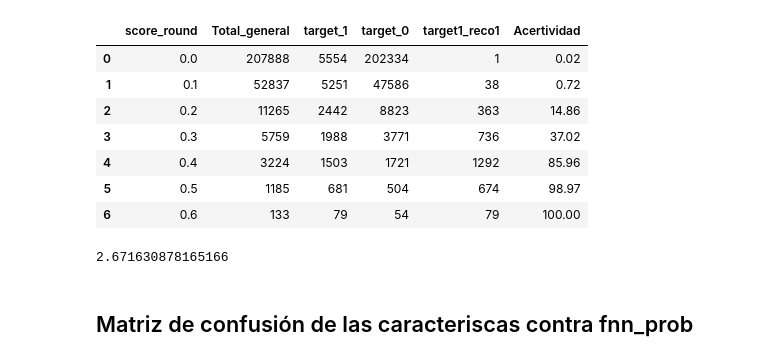
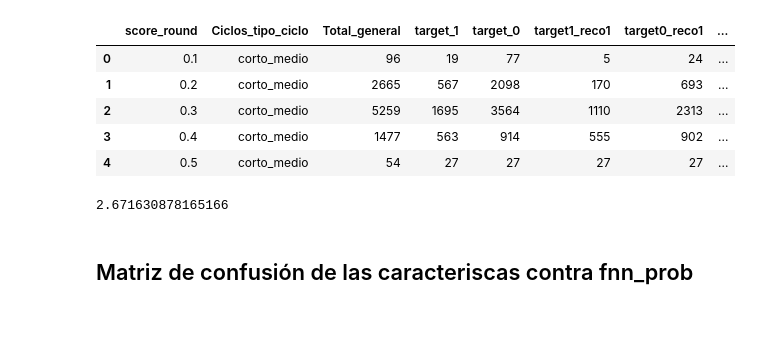
Before and after one commit to JuanNoraB/sistema_recomnedaci-n_predictivo, a Jupyter notebook: src/keras/analisis_cirs.ipynb, the cells around one changed output. Saved outputs shown, nothing was run; the diff lists cells and outputs as text; code cells hidden in the pictures; blank space fills up the shorter version.

Commit message:
cambios con modo de calculo de ciclo frecuencias 2-3 ejemplos

```diff
--- a/src/keras/analisis_cirs.ipynb
+++ b/src/keras/analisis_cirs.ipynb
@@ -1,6 +1,6 @@
 # %%
 import pandas as pd
-path   = "/home/juanchx/Documents/Trabajo/SYSTEM_RECOMENDATION_FNN/src/keras/predictions_fnn_with_target_TF.csv"
+path   = "/home/juanchx/Documents/Trabajo/SYSTEM_RECOMENDATION_FNN/src/keras/predictions_fnn_with_target.csv"
 df_final = pd.read_csv(path)
 df_final.head()
 # %% [output]
@@ -18,12 +18,14 @@ columnas_usar = ['fnn_prob','target','Ciclos_tipo_ciclo','recomendacion']
 df_analisis = df_final[columnas_usar].copy()
 df_analisis['score_round'] = df_analisis['fnn_prob'].round(1)
 
-df_analisis_group_total = df_analisis.groupby(['score_round']).agg(
+df_analisis_group_total = df_analisis.groupby(['score_round','Ciclos_tipo_ciclo']).agg(
     Total_general=('target', 'count'),
     target_1=('target', lambda x: (x==1).sum()),
     target_0=('target', lambda x: (x==0).sum()),
     recomendacion_1=('recomendacion', lambda x: (x==1).sum()),
     recomendacion_0=('recomendacion', lambda x: (x==0).sum()),
-    target1_reco1=('target', lambda x: ((x==1) & (df_analisis.loc[x.index, 'recomendacion'].eq(1))).sum())
+    target1_reco1=('target', lambda x: ((x==1) & (df_analisis.loc[x.index, 'recomendacion'].eq(1))).sum()),
+    target0_reco1 = ('target', lambda x: ((x==0) & (df_analisis.loc[x.index, 'recomendacion'].eq(1))).sum())
+
 
 ).reset_index()
@@ -30,16 +41,14 @@ df_analisis_group_total = df_analisis.groupby(['score_round']).agg(
 # %%
 df_analisis_group_total['P_compra_21_1' ] = round(df_analisis_group_total['target_1']/df_analisis_group_total['Total_general'] * 100,2)
 df_analisis_group_total['P_compra_21_0' ] = round(df_analisis_group_total['target_0']/df_analisis_group_total['Total_general'] * 100,2)
 df_analisis_group_total['Acertividad'] = round(df_analisis_group_total['target1_reco1'] / df_analisis_group_total['target_1']*100,2)
-df_analisis_group_total[['score_round','Total_general','target_1','target_0','target1_reco1','Acertividad'] ]
+df_analisis_group_total[['score_round','Ciclos_tipo_ciclo','Total_general','target_1','target_0','target1_reco1','target0_reco1','Acertividad'] ]
 # %% [output]
-|  | score_round | Total_general | target_1 | target_0 | target1_reco1 | Acertividad |
-| 0 | 0.0 | 207888 | 5554 | 202334 | 1 | 0.02 |
-| 1 | 0.1 | 52837 | 5251 | 47586 | 38 | 0.72 |
-| 2 | 0.2 | 11265 | 2442 | 8823 | 363 | 14.86 |
-| 3 | 0.3 | 5759 | 1988 | 3771 | 736 | 37.02 |
-| 4 | 0.4 | 3224 | 1503 | 1721 | 1292 | 85.96 |
-| 5 | 0.5 | 1185 | 681 | 504 | 674 | 98.97 |
-| 6 | 0.6 | 133 | 79 | 54 | 79 | 100.00 |
+|  | score_round | Ciclos_tipo_ciclo | Total_general | target_1 | target_0 | target1_reco1 | target0_reco1 | ... |
+| 0 | 0.1 | corto_medio | 96 | 19 | 77 | 5 | 24 | ... |
+| 1 | 0.2 | corto_medio | 2665 | 567 | 2098 | 170 | 693 | ... |
+| 2 | 0.3 | corto_medio | 5259 | 1695 | 3564 | 1110 | 2313 | ... |
+| 3 | 0.4 | corto_medio | 1477 | 563 | 914 | 555 | 902 | ... |
+| 4 | 0.5 | corto_medio | 54 | 27 | 27 | 27 | 27 | ... |
 # %%
 (5554/207888) *100
```
Also changed, not shown: parts of 40 cells of this notebook, 20 other files.
